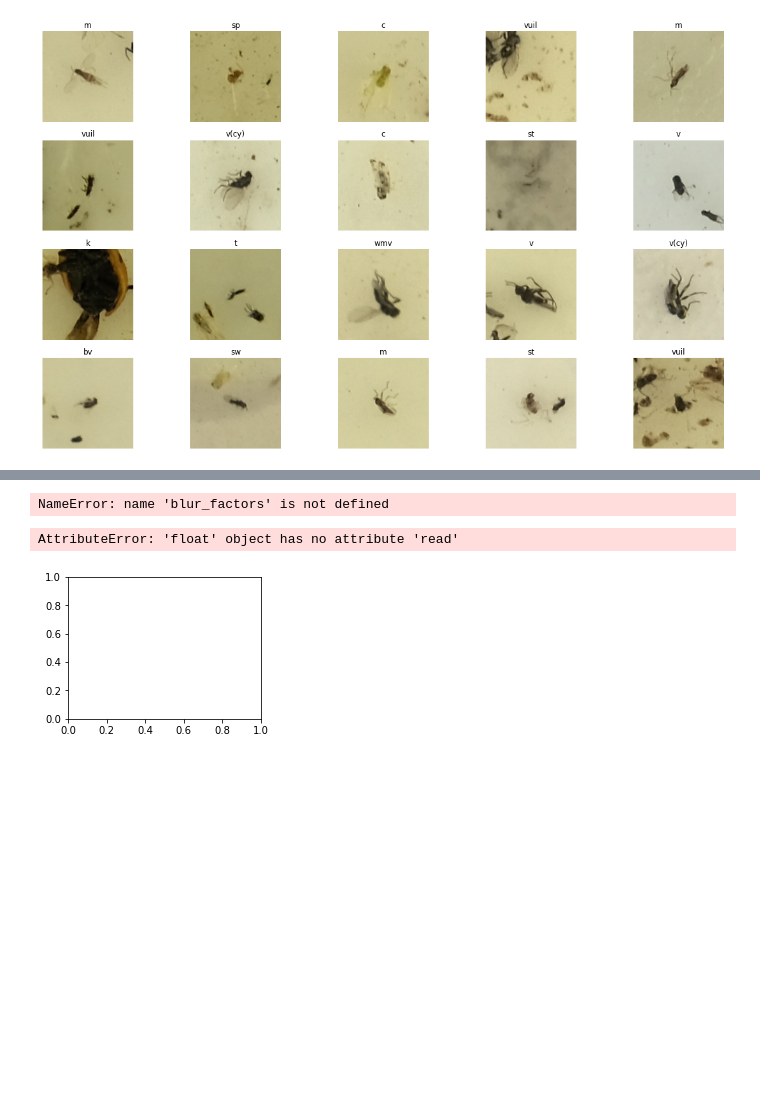
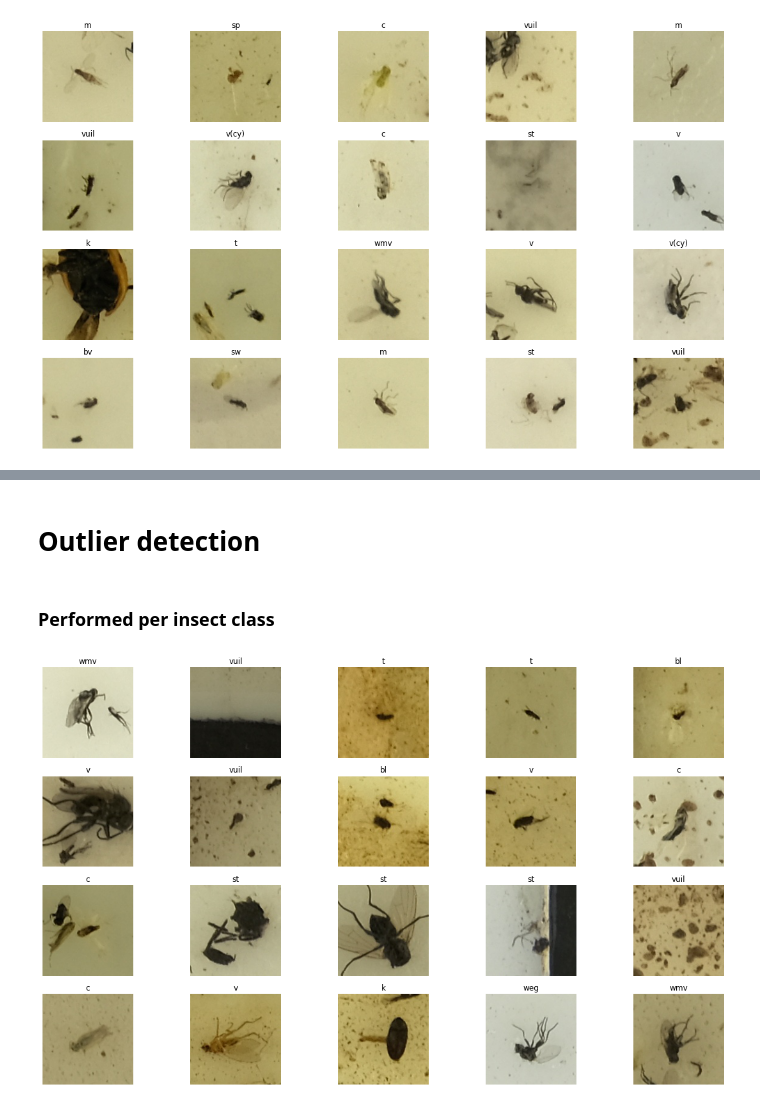
Before and after one commit to kalfasyan/stickybugs-ai, a Jupyter notebook: test.ipynb, the cells around one changed output, grey strips where cells are left out. Drawn from its saved outputs; the diff is of its cells as text; code cells hidden in the pictures; blank space fills up the shorter version.

Commit message:
performing outlier detection per class with pyod

```diff
--- a/test.ipynb
+++ b/test.ipynb
@@ -32,7 +34,7 @@ dloader = DataLoader(dfs, batch_size=batch_size, shuffle=False, num_workers=4, p
 l_blur_factors = []
 l_meansRGB = []
 l_stdsRGB = []
-l_nb_contours, l_cnt_areas, l_cnt_perimeters, l_mean_cnt_area, l_mean_cnt_perimeter, l_std_cnt_area, l_std_cnt_perimeter = [],[],[],[],[],[],[]
+l_nb_contours, l_mean_cnt_area, l_mean_cnt_perimeter, l_std_cnt_area, l_std_cnt_perimeter = [],[],[],[],[]
 for x,l,imgname,platename,filename,plate_idx,location,date,year,xtra,width,height in tqdm(dloader, total=len(dfs)//batch_size, desc='Collecting all data from the dataloader..'):
     for f in filename:
         l_blur_factors.extend([calc_variance_of_laplacian(f)])
@@ -41,8 +43,6 @@ for x,l,imgname,platename,filename,plate_idx,location,date,year,xtra,width,heigh
         l_stdsRGB.extend([stdRGB])
         nb_contours, cnt_areas, cnt_perimeters, mean_cnt_area, mean_cnt_perimeter, std_cnt_area, std_cnt_perimeter = calc_contour_features(f)
         l_nb_contours.extend([nb_contours])
-        l_cnt_areas.extend([cnt_areas])
-        l_cnt_perimeters.extend([cnt_perimeters])
         l_mean_cnt_area.extend([mean_cnt_area])
         l_mean_cnt_perimeter.extend([mean_cnt_perimeter])
         l_std_cnt_area.extend([std_cnt_area])
@@ -51,10 +51,16 @@ for x,l,imgname,platename,filename,plate_idx,location,date,year,xtra,width,heigh
 df_rgb = pd.DataFrame(l_meansRGB, columns=['R','G','B'])
 df_feats = pd.DataFrame({'blur': l_blur_factors,
                         'nb_contours': l_nb_contours,
-                        # 'cnt_areas': l_cnt_areas,
-                        # 'cnt_perimeters': l_cnt_perimeters,
                         'mean_cnt_area': l_mean_cnt_area,
                         'mean_cnt_perimeter': l_mean_cnt_perimeter,
                         'std_cnt_area': l_std_cnt_area,
                         'std_cnt_perimeter': l_std_cnt_perimeter})
 df_feats = pd.concat([df_feats, df_rgb], axis=1)
+feature_columns = df_feats.columns
+
+insect_classes = df.label.unique().tolist()
+
+df = pd.concat([dfs.df, df_feats], axis=1)
+df.sort_values(by='label', inplace=True)
+df = df[df.label!='gv']
+df.head()
@@ -79,6 +74,4 @@ pd.concat([tmp, df_feats], axis=1)
-# %%
-plt.plot(blur_factors)
-# %% [output]
-NameError: name 'blur_factors' is not defined
-# %%
-dfs.df['blur'] = blur_factors
+# %% [markdown]
+# Outlier detection
+# %% [markdown]
+### Performed per insect class
@@ -85,5 +95,4 @@ dfs.df['blur'] = blur_factors
 # %%
-dfs.plot_samples(dfs.df[dfs.df.blur>450])
+dfs.plot_samples(df[df.knn_outlier==1].sample(20))
 # %% [output]
-AttributeError: 'float' object has no attribute 'read'
-[figure, old version]
+[figure, new version]
```
Also changed, not shown: parts of 7 cells of this notebook, 2 other files.
